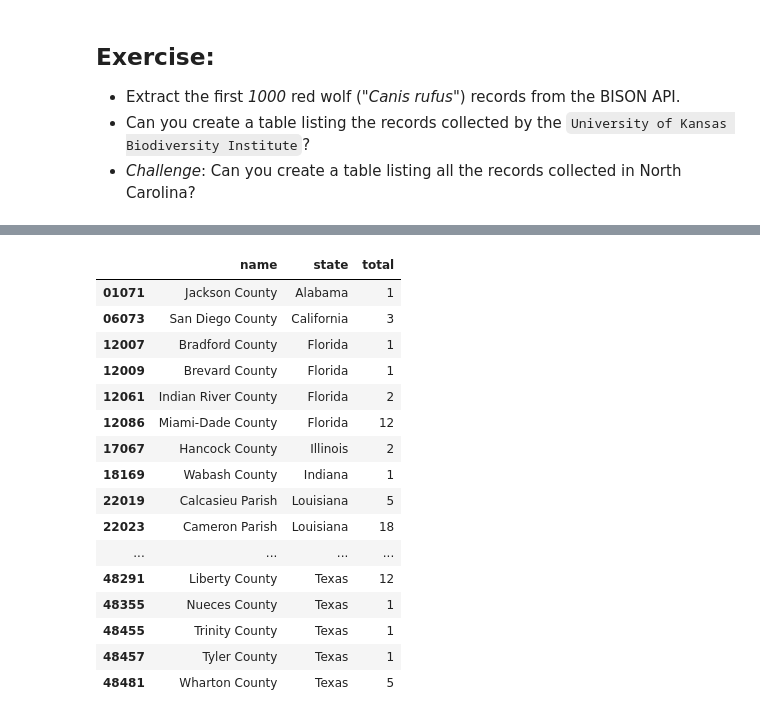
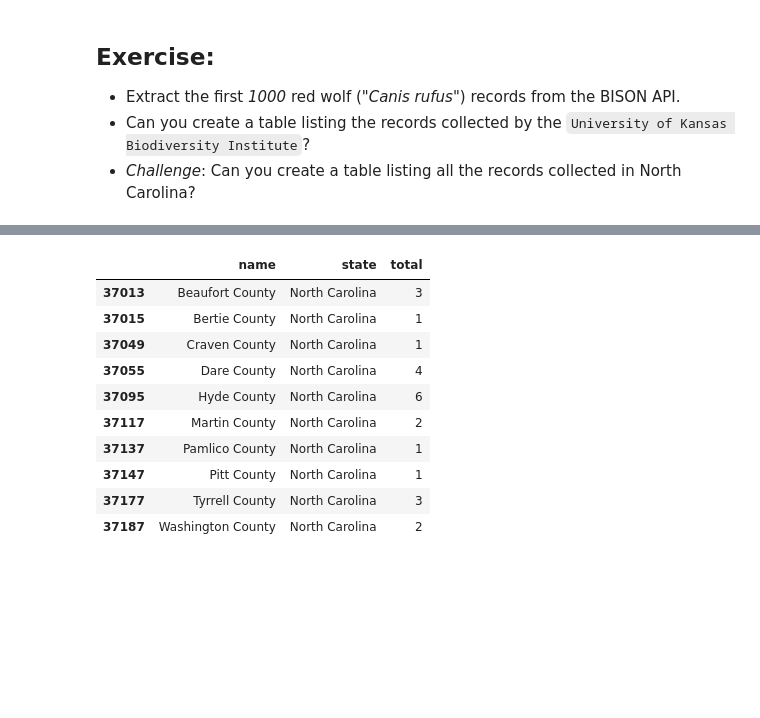
Before and after one commit to bobaney/UsingAPIs, a Jupyter notebook: 2a-Exploring-the-BISON-API.ipynb, the cells around one changed output, grey strips where cells are left out. Drawn from its saved outputs; the diff is of its cells as text; code cells hidden in the pictures; blank space fills up the shorter version.

```diff
--- a/2a-Exploring-the-BISON-API.ipynb
+++ b/2a-Exploring-the-BISON-API.ipynb
@@ -269,21 +267,15 @@ af = df2.transpose
-# %%
-af()
-#('state = "North Carolina"')
-# %% [output]
-|  | name | state | total |
-| 01071 | Jackson County | Alabama | 1 |
-| 06073 | San Diego County | California | 3 |
-| 12007 | Bradford County | Florida | 1 |
-| 12009 | Brevard County | Florida | 1 |
-| 12061 | Indian River County | Florida | 2 |
-| 12086 | Miami-Dade County | Florida | 12 |
-| 17067 | Hancock County | Illinois | 2 |
-| 18169 | Wabash County | Indiana | 1 |
-| 22019 | Calcasieu Parish | Louisiana | 5 |
-| 22023 | Cameron Parish | Louisiana | 18 |
-| ... | ... | ... | ... |
-| 48291 | Liberty County | Texas | 12 |
-| 48355 | Nueces County | Texas | 1 |
-| 48455 | Trinity County | Texas | 1 |
-| 48457 | Tyler County | Texas | 1 |
-| 48481 | Wharton County | Texas | 5 |
+# %%
+#Transpose data frame and query for state == North Carolina
+df2.T.query('state == "North Carolina"')
+# %% [output]
+|  | name | state | total |
+| 37013 | Beaufort County | North Carolina | 3 |
+| 37015 | Bertie County | North Carolina | 1 |
+| 37049 | Craven County | North Carolina | 1 |
+| 37055 | Dare County | North Carolina | 4 |
+| 37095 | Hyde County | North Carolina | 6 |
+| 37117 | Martin County | North Carolina | 2 |
+| 37137 | Pamlico County | North Carolina | 1 |
+| 37147 | Pitt County | North Carolina | 1 |
+| 37177 | Tyrrell County | North Carolina | 3 |
+| 37187 | Washington County | North Carolina | 2 |
```
Also changed, not shown: parts of 6 cells of this notebook.
